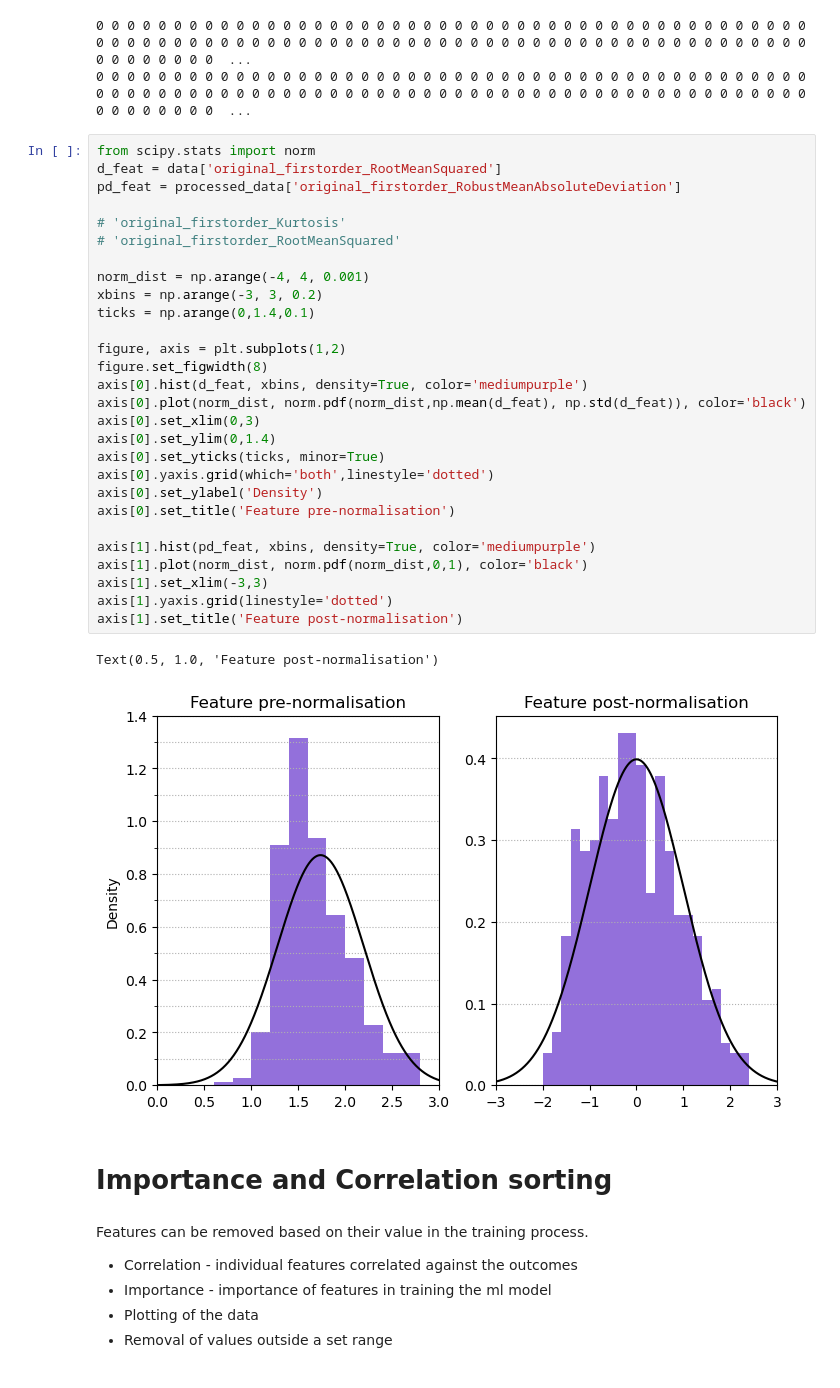
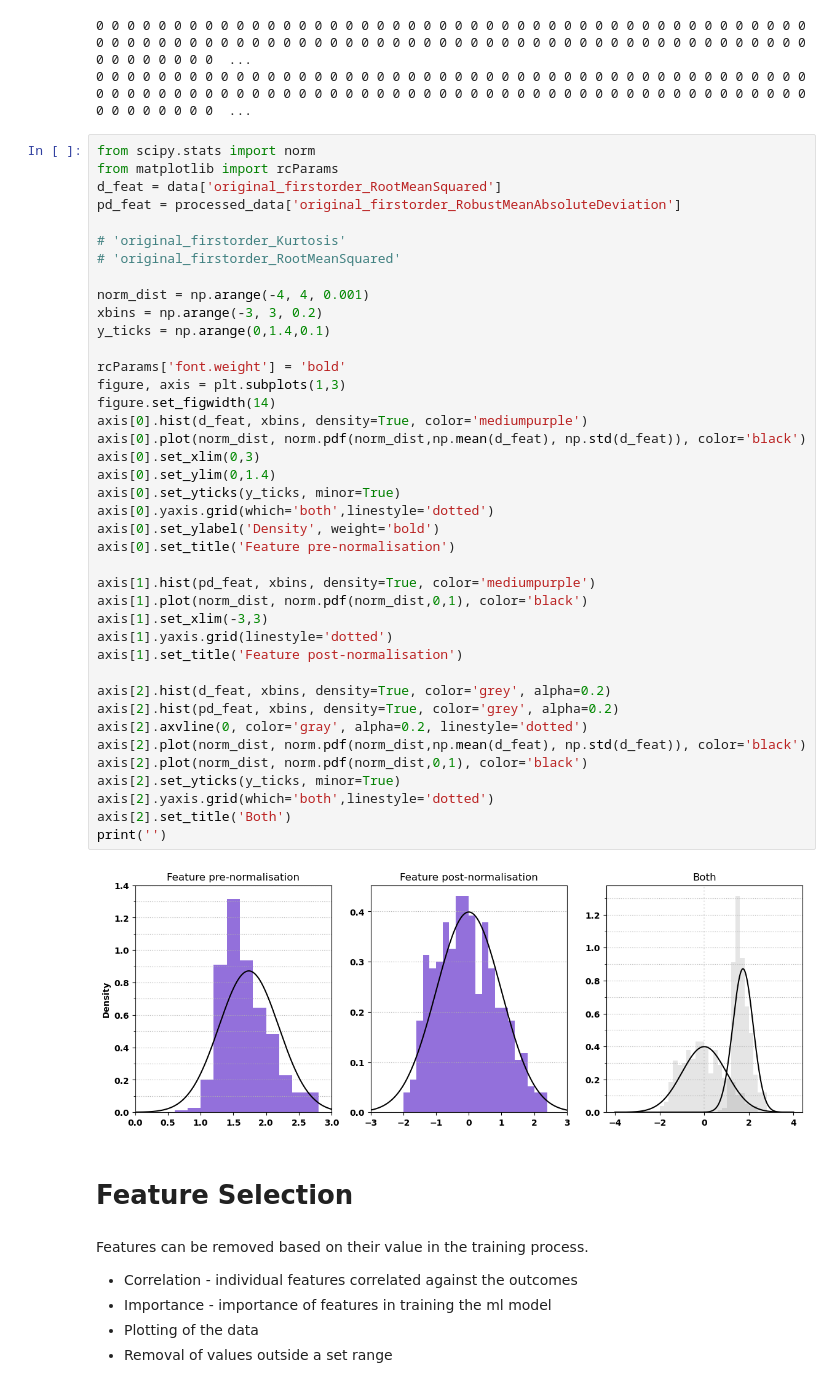
Before and after one commit to KRooL4E/ML_CW2, a Jupyter notebook: pre-processing.ipynb, the cells around one changed output. Cells and saved outputs as stored; diff of their text form.

```diff
--- a/pre-processing.ipynb
+++ b/pre-processing.ipynb
@@ -212,37 +213,48 @@ print(*regression.isna().sum())
 0 0 0 0 0 0 0 0 0 0 0 0 0 0 0 0 0 0 0 0 0 0 0 0 0 0 0 0 0 0 0 0 0 0 0 0 0 0 0 0 0 0 0 0 0 0 0 0 0 0 0 0 0 0 0 0 0 0 0 0 0 0 0 0 0 0 0 0 0 0 0 0 0 0 0 0 0 0 0 0 0 0 0 0 0 0 0 0 0 0 0 0 0 0 0 0 0 0 0 0  ...
 # %%
 from scipy.stats import norm
+from matplotlib import rcParams
 d_feat = data['original_firstorder_RootMeanSquared']
 pd_feat = processed_data['original_firstorder_RobustMeanAbsoluteDeviation']
 
 # 'original_firstorder_Kurtosis'
 # 'original_firstorder_RootMeanSquared'
 
 norm_dist = np.arange(-4, 4, 0.001)
 xbins = np.arange(-3, 3, 0.2)
-ticks = np.arange(0,1.4,0.1)
+y_ticks = np.arange(0,1.4,0.1)
 
-figure, axis = plt.subplots(1,2)
-figure.set_figwidth(8)
+rcParams['font.weight'] = 'bold'
+figure, axis = plt.subplots(1,3)
+figure.set_figwidth(14)
 axis[0].hist(d_feat, xbins, density=True, color='mediumpurple')
 axis[0].plot(norm_dist, norm.pdf(norm_dist,np.mean(d_feat), np.std(d_feat)), color='black')
 axis[0].set_xlim(0,3)
 axis[0].set_ylim(0,1.4)
-axis[0].set_yticks(ticks, minor=True)
+axis[0].set_yticks(y_ticks, minor=True)
 axis[0].yaxis.grid(which='both',linestyle='dotted')
-axis[0].set_ylabel('Density')
+axis[0].set_ylabel('Density', weight='bold')
 axis[0].set_title('Feature pre-normalisation')
 
 axis[1].hist(pd_feat, xbins, density=True, color='mediumpurple')
 axis[1].plot(norm_dist, norm.pdf(norm_dist,0,1), color='black')
 axis[1].set_xlim(-3,3)
 axis[1].yaxis.grid(linestyle='dotted')
 axis[1].set_title('Feature post-normalisation')
+
+axis[2].hist(d_feat, xbins, density=True, color='grey', alpha=0.2)
+axis[2].hist(pd_feat, xbins, density=True, color='grey', alpha=0.2)
+axis[2].axvline(0, color='gray', alpha=0.2, linestyle='dotted')
+axis[2].plot(norm_dist, norm.pdf(norm_dist,np.mean(d_feat), np.std(d_feat)), color='black')
+axis[2].plot(norm_dist, norm.pdf(norm_dist,0,1), color='black')
+axis[2].set_yticks(y_ticks, minor=True)
+axis[2].yaxis.grid(which='both',linestyle='dotted')
+axis[2].set_title('Both')
+print('')
 # %% [output]
-Text(0.5, 1.0, 'Feature post-normalisation')
-[figure, old version]
+[figure, new version]
-# %% [markdown]
-# Importance and Correlation sorting
+# %% [markdown]
+# Feature Selection
 # %% [markdown]
 Features can be removed based on their value in the training process.
 * Correlation - individual features correlated against the outcomes
```
Also changed, not shown: parts of 4 cells of this notebook, 2 other files.
